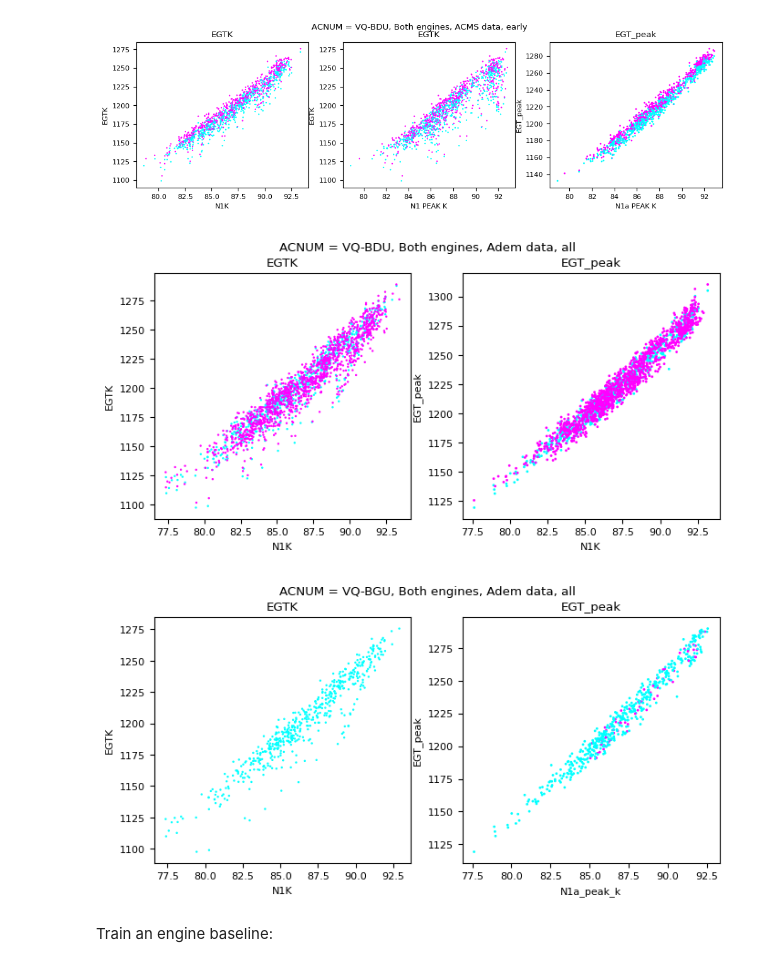
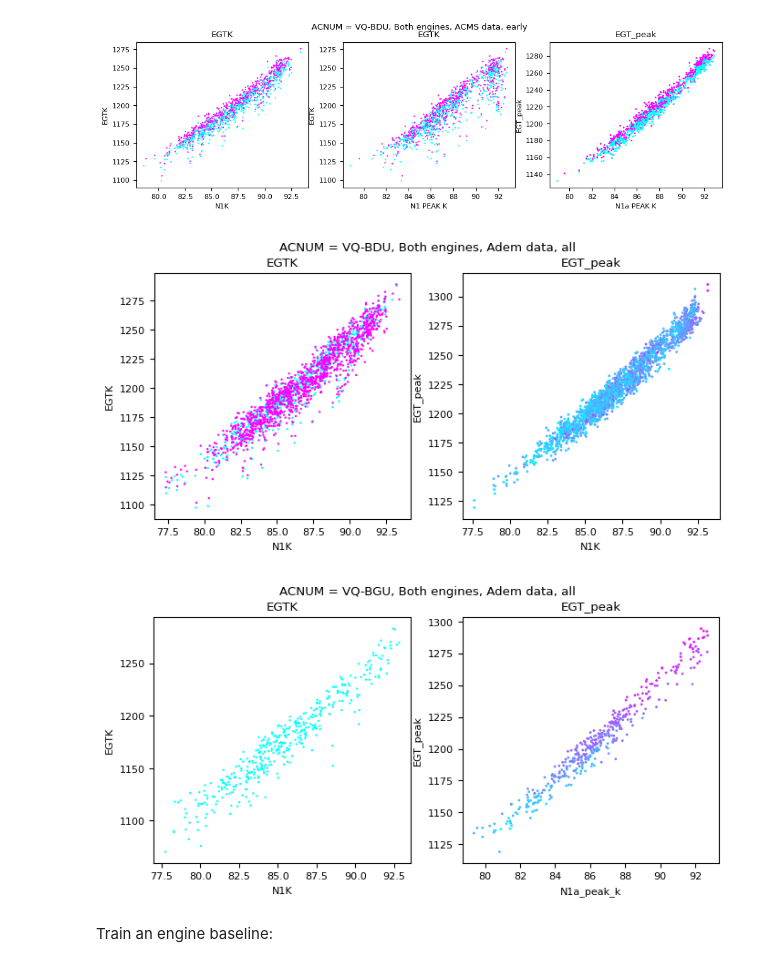
Before and after one commit to skeptlk/ecm, a Jupyter notebook: ex11_deltas.ipynb, the cells around one changed output. Drawn from its saved outputs; the diff is of its cells as text; code cells hidden in the pictures.

```diff
--- a/ex11_deltas.ipynb
+++ b/ex11_deltas.ipynb
@@ -94,31 +94,33 @@ fig, axs = plt.subplots(1, 2)
 fig.set_size_inches(8, 3.5)
 fig.suptitle('ACNUM = VQ-BDU, Both engines, Adem data, all')
 
-axs[0].scatter(data['n1ak'], data['egtk'], s=0.5, c=data['pos'], cmap='cool')
+data_bdu = correct(bdu)
+
+axs[0].scatter(data_bdu['n1ak'], data_bdu['egtk'], s=0.5, c=data_bdu['pos'], cmap='cool')
 axs[0].set(xlabel='N1K', ylabel='EGTK', title="EGTK")
 
-axs[1].scatter(data['n1a_peak_k'], data['egt_peak_k'], s=1, c=data['pos'], cmap='cool')
+axs[1].scatter(data_bdu['n1a_peak_k'], data_bdu['egt_peak_k'], s=1, c=data_bdu['alt'], cmap='cool')
 axs[1].set(xlabel='N1K', ylabel='EGT_peak', title="EGT_peak")
 
 plt.show()
 # %% [output]
-[figure, old version]
+[figure, new version]
 # %%
-data_bgu = correct(bdu).query("pos == 1 and reportts < '2019-08-01'")
+data_bgu = correct(bgu).query("pos == 2 and reportts < '2019-06-01'")
 
 fig, axs = plt.subplots(1, 2)
 fig.set_size_inches(8, 3.5)
 fig.suptitle('ACNUM = VQ-BGU, Both engines, Adem data, all')
 
 axs[0].scatter(data_bgu['n1ak'], data_bgu['egtk'], s=0.5, c=data_bgu['pos'], cmap='cool')
 axs[0].set(xlabel='N1K', ylabel='EGTK', title="EGTK")
 
-axs[1].scatter(data_bgu['n1a_peak_k'], data_bgu['egt_peak_k'], s=1, c=data_bgu['nai'], cmap='cool')
+axs[1].scatter(data_bgu['n1a_peak_k'], data_bgu['egt_peak_k'], s=1, c=data_bgu['nf'], cmap='cool')
 axs[1].set(xlabel='N1a_peak_k', ylabel='EGT_peak', title="EGT_peak")
 
 plt.show()
 # %% [output]
-[figure, old version]
+[figure, new version]
 # %% [markdown]
 Train an engine baseline:
 # %%
```
Also changed, not shown: 2 other files.
